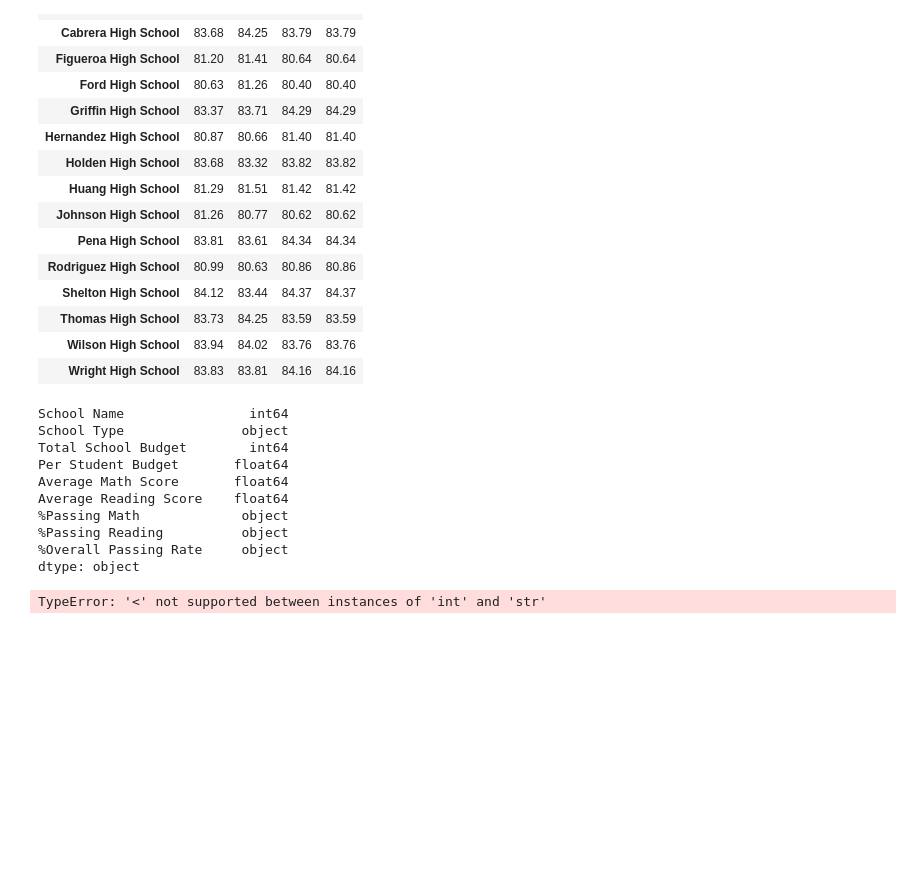
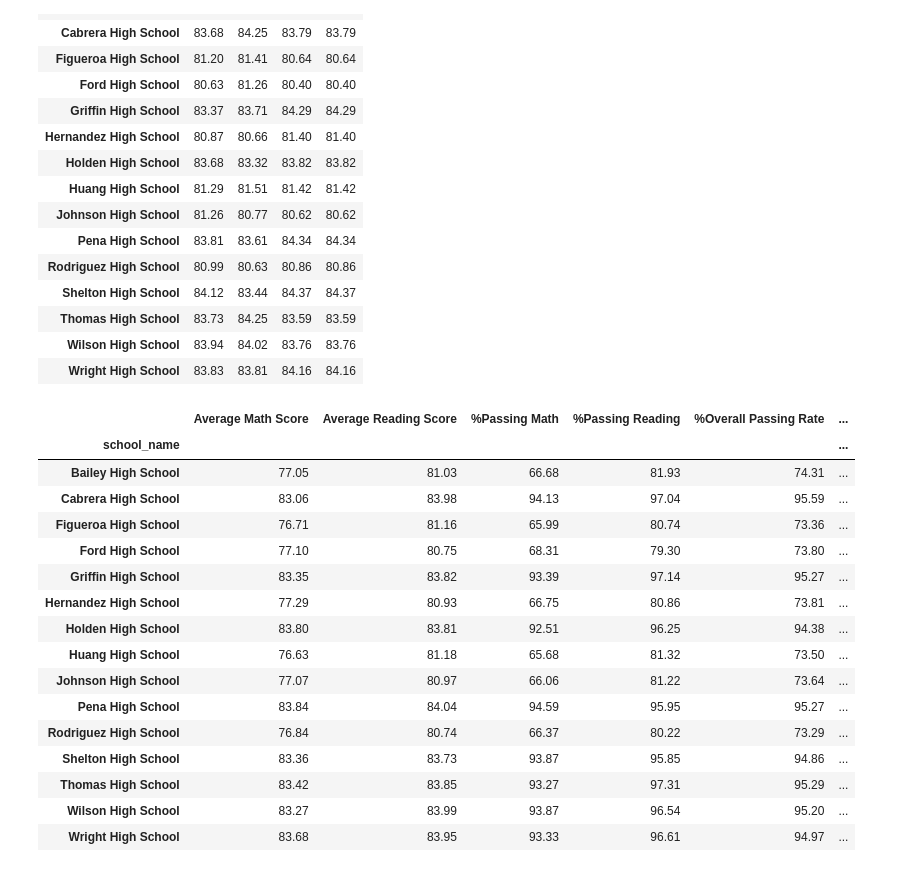
Before and after one commit to aaranzazuu/Academy-of-Py, a Jupyter notebook: PyCitySchools.ipynb, the cells around one changed output. Saved outputs shown, nothing was run; the diff lists cells and outputs as text; code cells hidden in the pictures; blank space fills up the shorter version.

Commit message:
7 Completed
-  Scores by School Spending

```diff
--- a/PyCitySchools.ipynb
+++ b/PyCitySchools.ipynb
@@ -77,6 +77,5 @@ formatted_total_budget_byschool = total_budget_byschool.str[0].map("${:,.2f}".fo
 #Budget per student
 budget_student_byschool = total_budget_byschool/total_students_byschool
 formatted_budget_student_byschool = budget_student_byschool.str[0].map("${:,.2f}".format)
-budget_student_byschool
-budget_student_byschool_int = pd.DataFrame(budget_student_byschool)
-budget_student_byschool_int = budget_student_byschool_int.rename(columns = {"0", "Budget "})
+#Casting to integer for binning below
+budget_student_byschool_int = budget_student_byschool.astype(int)
@@ -133,7 +114,9 @@ formatted_percentage_reading_byschool = percentage_reading_byschool.map("{:.2f}%
 # %%
 #Overall Pass Rate
 overall_passing_byschool = pd.DataFrame({"Passing Math": percentage_math_byschool,
-                                         "Passing Reading": percentage_reading_byschool}).mean(axis=1).map("{:.2f}%".format)
+                                         "Passing Reading": percentage_reading_byschool}).mean(axis=1)
+#Format as percentage. Created new variable for formatted percentage so I can use non-formatted variable in the binning
+formatted_overall_passing_byschool = overall_passing_byschool.map("{:.2f}%".format)
 # %%
 #School Summary
 school_summary = pd.DataFrame({"School Name": total_schools,
@@ -258,31 +241,48 @@ reading_scores_byschool
 | Wilson High School | 83.94 | 84.02 | 83.76 | 83.76 |
 | Wright High School | 83.83 | 83.81 | 84.16 | 84.16 |
 # %%
+#Creating a non-formatted version of school summary for binning below
 non_formatted_school_summary = pd.DataFrame({"School Name": total_schools,
                                  "School Type": type_school,
                                  "Total School Budget": total_budget_byschool.str[0],
-                               "Per Student Budget": budget_student_byschool.str[0],
+                               "Per Student Budget": budget_student_byschool_int,
                                  "Average Math Score": average_math_byschool,
                                  "Average Reading Score": average_reading_byschool,
-                                 "%Passing Math": formatted_percentage_math_byschool,
-                                 "%Passing Reading": formatted_percentage_reading_byschool,
+                                 "%Passing Math": percentage_math_byschool,
+                                 "%Passing Reading": percentage_reading_byschool,
                                  "%Overall Passing Rate": overall_passing_byschool})
-non_formatted_school_summary.dtypes
-# %% [output]
-School Name                int64
-School Type               object
-Total School Budget        int64
-Per Student Budget       float64
-Average Math Score       float64
-Average Reading Score    float64
-%Passing Math             object
-%Passing Reading          object
-%Overall Passing Rate     object
-dtype: object
-# %%
-bins = [0, 585, 615, 645, 675]
-spending_ranges = ["<$585", "$585-615", "$615-645", "$645-675"]
-
-spending_bystudents = pd.cut(school_summary["Per Student Budget"], bins, labels = spending_ranges, include_lowest = True)
-# %% [output]
-TypeError: '<' not supported between instances of 'int' and 'str'
+# %%
+#Binning schools by spending per student
+bins = [0, 585, 615, 645, 675]
+spending_ranges = ["<$585", "$585-615", "$615-645", "$645-675"]
+
+bin_byspending = pd.cut(non_formatted_school_summary["Per Student Budget"], bins, labels = spending_ranges, include_lowest = True)
+series_byspending = pd.Series(bin_byspending)
+
+#School Summary with needed columns
+spending_byschool = non_formatted_school_summary[["Average Math Score", "Average Reading Score", "%Passing Math", "%Passing Reading","%Overall Passing Rate"]]
+
+#School Summary merged with Schools binned by spending per student
+spending_byschool_bins = pd.merge(spending_byschool, bin_byspending, on="school_name", how="outer")
+
+#Rename of "Per Student Budget" for better comprehension
+spending_byschool_bins = spending_byschool_bins.rename(columns={"Per Student Budget":"Spending Ranges (Per Student)"})
+spending_byschool_bins
+# %% [output]
+|  | Average Math Score | Average Reading Score | %Passing Math | %Passing Reading | %Overall Passing Rate | ... |
+| school_name |  |  |  |  |  | ... |
+| Bailey High School | 77.05 | 81.03 | 66.68 | 81.93 | 74.31 | ... |
+| Cabrera High School | 83.06 | 83.98 | 94.13 | 97.04 | 95.59 | ... |
+| Figueroa High School | 76.71 | 81.16 | 65.99 | 80.74 | 73.36 | ... |
+| Ford High School | 77.10 | 80.75 | 68.31 | 79.30 | 73.80 | ... |
+| Griffin High School | 83.35 | 83.82 | 93.39 | 97.14 | 95.27 | ... |
+| Hernandez High School | 77.29 | 80.93 | 66.75 | 80.86 | 73.81 | ... |
+| Holden High School | 83.80 | 83.81 | 92.51 | 96.25 | 94.38 | ... |
+| Huang High School | 76.63 | 81.18 | 65.68 | 81.32 | 73.50 | ... |
+| Johnson High School | 77.07 | 80.97 | 66.06 | 81.22 | 73.64 | ... |
+| Pena High School | 83.84 | 84.04 | 94.59 | 95.95 | 95.27 | ... |
+| Rodriguez High School | 76.84 | 80.74 | 66.37 | 80.22 | 73.29 | ... |
+| Shelton High School | 83.36 | 83.73 | 93.87 | 95.85 | 94.86 | ... |
+| Thomas High School | 83.42 | 83.85 | 93.27 | 97.31 | 95.29 | ... |
+| Wilson High School | 83.27 | 83.99 | 93.87 | 96.54 | 95.20 | ... |
+| Wright High School | 83.68 | 83.95 | 93.33 | 96.61 | 94.97 | ... |
```
Also changed, not shown: parts of 3 cells of this notebook.
